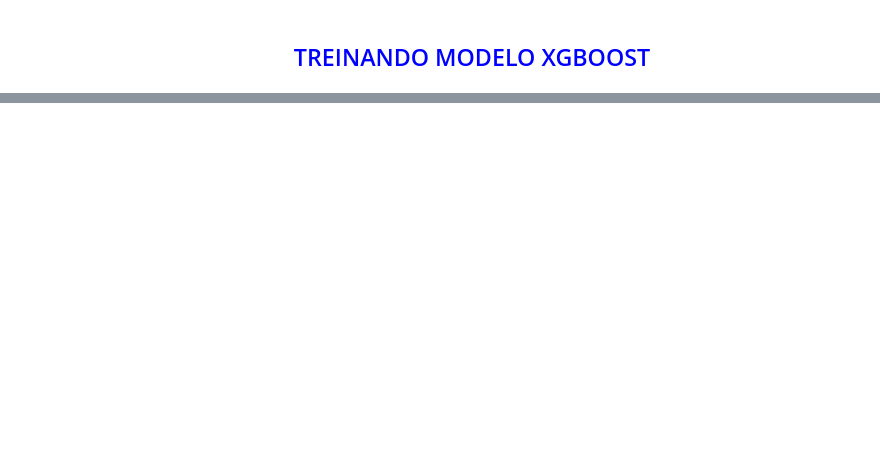
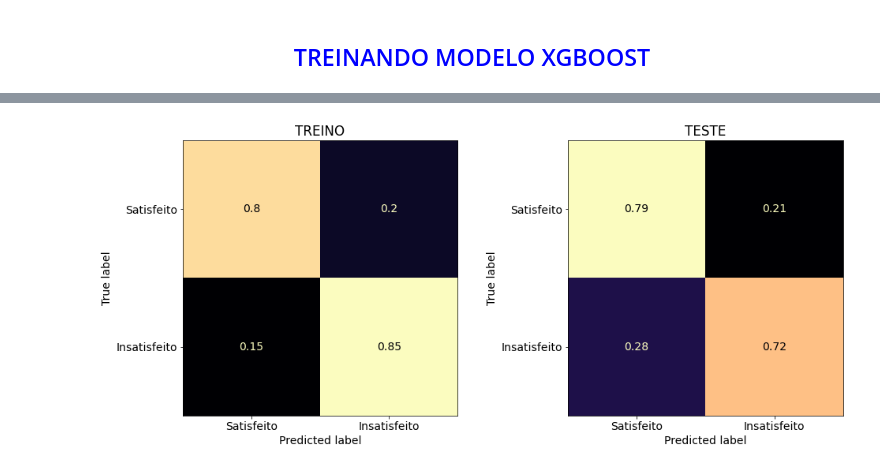
Before and after one commit to CaioBrainer/Projeto-Satisfacao-dos-Clientes-Santander, a Jupyter notebook: projeto_santander.ipynb, the cells around one changed output, grey strips where cells are left out. Saved outputs shown, nothing was run; the diff lists cells and outputs as text; code cells hidden in the pictures; blank space fills up the shorter version.

```diff
--- a/projeto_santander.ipynb
+++ b/projeto_santander.ipynb
@@ -170,10 +173,15 @@ xgb_best  = xgb.XGBClassifier(base_score=0.5, booster='gbtree', colsample_byleve
                max_depth=4, min_child_weight=1,
                monotone_constraints='()', n_estimators=100, n_jobs=8,
                num_parallel_tree=1, predictor='auto', random_state=42,
-               reg_alpha=0, reg_lambda=1, scale_pos_weight=1, subsample=1,
+               reg_alpha=0, reg_lambda=1, scale_pos_weight=1, subsample=0.9,
                tree_method='exact', use_label_encoder=False,
                validate_parameters=1, verbosity=None)
 # %%
-xgb_best.fit(X_treino, y_treino, sample_weight=peso_classe2)
+#Treinando o melhor modelos pós grid search com peso balanceado para equilibrar o desbalanceamento de classes
+peso_classe_balanceado = compute_sample_weight("balanced", y_treino)
+
+xgb_best.fit(X_treino_esc, y_treino, sample_weight=peso_classe_balanceado);
 # %%
-plot_multiple_cm(xgb_best, X_treino, X_teste, y_treino, y_teste)
+plot_multiple_cm(xgb_best, X_treino_esc, X_teste_esc, y_treino, y_teste)
+# %% [output]
+[figure, added]
```
Also changed, not shown: parts of 35 cells of this notebook, 1 other file.
